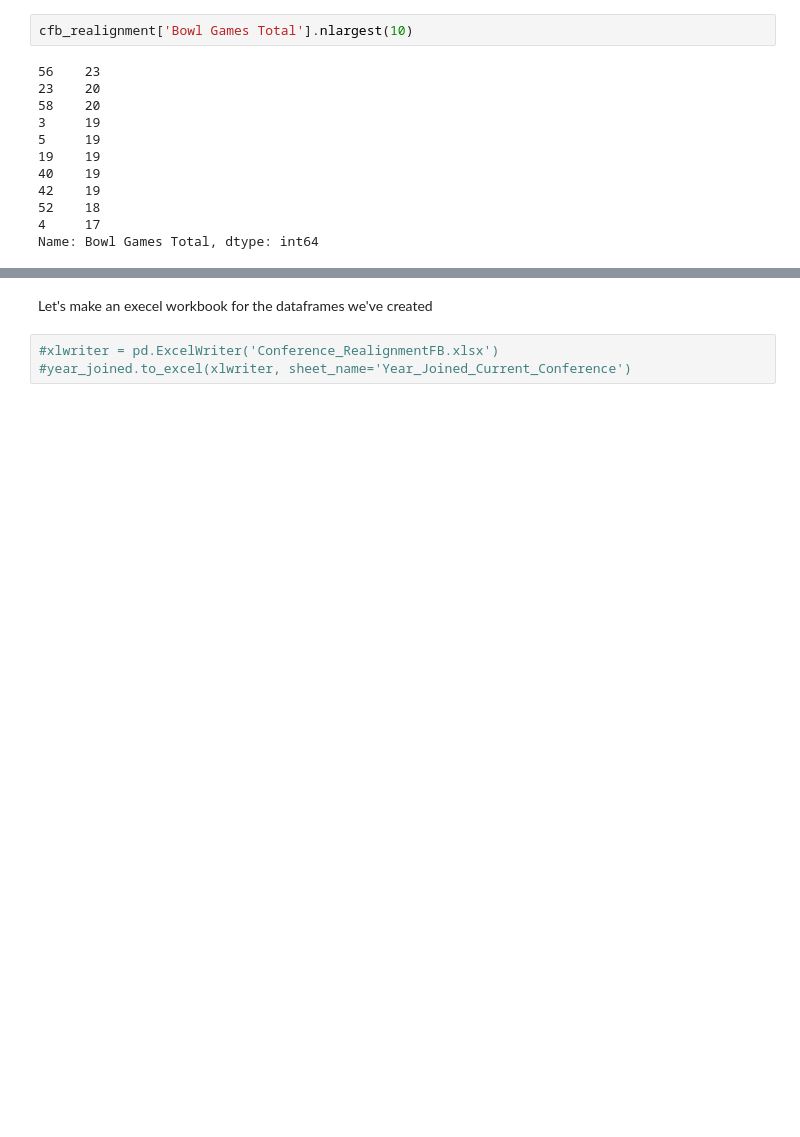
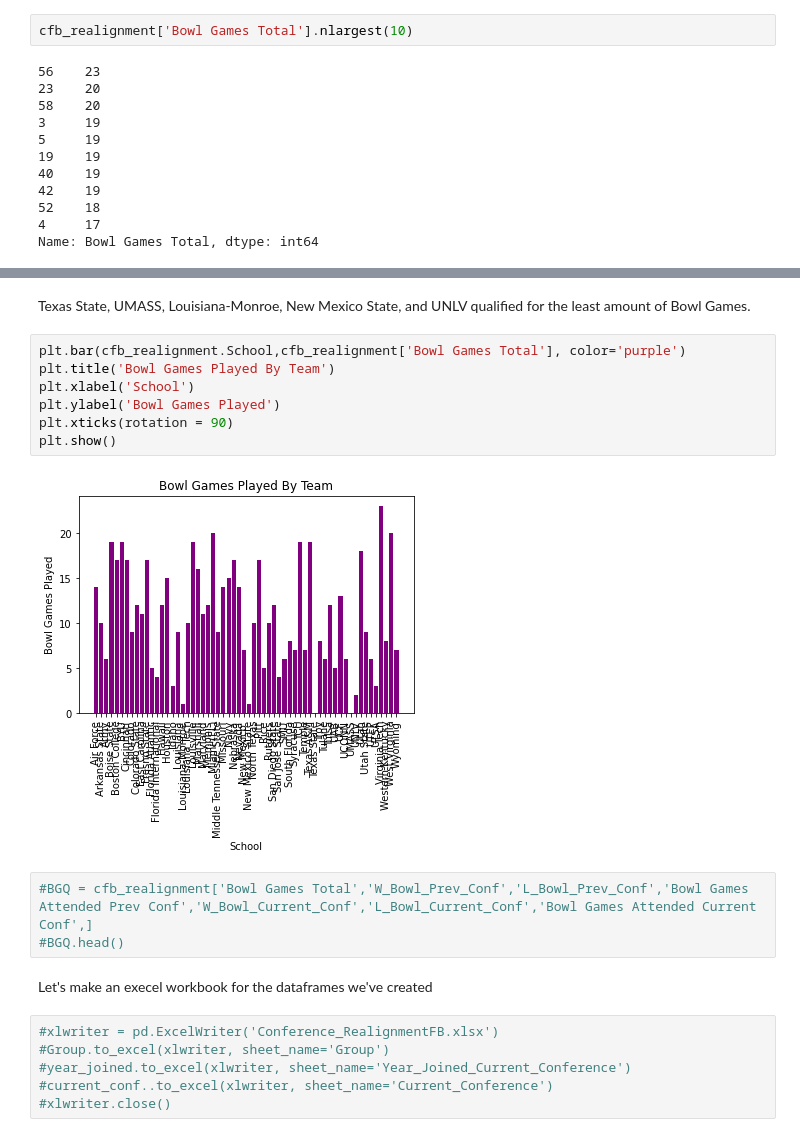
Before and after one commit to LJRollerII/Conference_Realignment_In_College_Football, a Jupyter notebook: notebooks/CFB_Realignment.ipynb, the cells around one changed output, grey strips where cells are left out. Drawn from its saved outputs; the diff is of its cells as text; blank space fills up the shorter version.

```diff
--- a/notebooks/CFB_Realignment.ipynb
+++ b/notebooks/CFB_Realignment.ipynb
@@ -288,5 +421,22 @@ Name: Bowl Games Total, dtype: int64
+# %% [markdown]
+Texas State, UMASS, Louisiana-Monroe, New Mexico State, and UNLV qualified for the least amount of Bowl Games.
+# %%
+plt.bar(cfb_realignment.School,cfb_realignment['Bowl Games Total'], color='purple')
+plt.title('Bowl Games Played By Team')
+plt.xlabel('School')
+plt.ylabel('Bowl Games Played')
+plt.xticks(rotation = 90)
+plt.show()
+# %% [output]
+[figure, added]
+# %%
+#BGQ = cfb_realignment['Bowl Games Total','W_Bowl_Prev_Conf','L_Bowl_Prev_Conf','Bowl Games Attended Prev Conf','W_Bowl_Current_Conf','L_Bowl_Current_Conf','Bowl Games Attended Current Conf',]
+#BGQ.head()
 # %% [markdown]
 Let's make an execel workbook for the dataframes we've created
 # %%
 #xlwriter = pd.ExcelWriter('Conference_RealignmentFB.xlsx')
+#Group.to_excel(xlwriter, sheet_name='Group')
 #year_joined.to_excel(xlwriter, sheet_name='Year_Joined_Current_Conference')
+#current_conf..to_excel(xlwriter, sheet_name='Current_Conference')
+#xlwriter.close()
```
Also changed, not shown: parts of 15 cells of this notebook.
